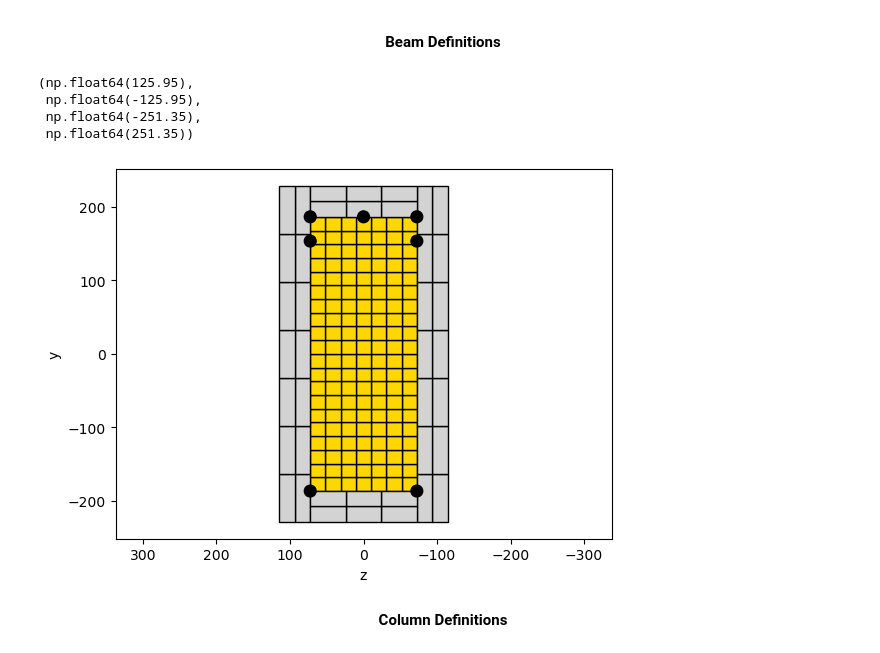
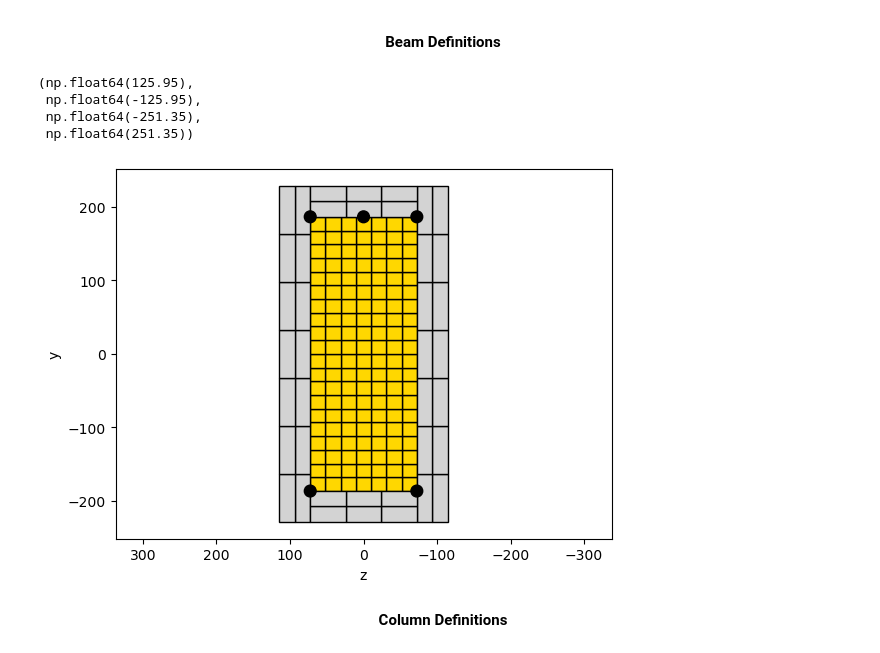
Before and after one commit to Suman-Regmi/BeamColumnWorks, a Jupyter notebook: bc_model_beams_columns_elastified.ipynb, the cells around one changed output. Saved outputs shown, nothing was run; the diff lists cells and outputs as text; code cells hidden in the pictures.

```diff
--- a/bc_model_beams_columns_elastified.ipynb
+++ b/bc_model_beams_columns_elastified.ipynb
@@ -184,7 +184,7 @@ beamSectionAtPlasticHinges = [['section', 'Fiber', secTagBeamAtPlasticHinges, '-
              ['patch', 'rect', 2, nFibCover, nFibZCoverTopBottom, -y1col, c-z1col, c-y1col, z1col-c],
              ['patch', 'rect', 2, nFibCover, nFibZCoverTopBottom, y1col-c, c-z1col, y1col, z1col-c],
              ['layer', 'straight', 4, 3, As9, y1col-c, z1col-c, y1col-c, c-z1col],
-             ['layer', 'straight', 4, 2, As9, y2col, z1col-c, y2col, c-z1col],
+            #  ['layer', 'straight', 4, 2, As9, y2col, z1col-c, y2col, c-z1col],
              ['layer', 'straight', 4, 2, As9, c-y1col, z1col-c, c-y1col, c-z1col]]
 
 
@@ -194,36 +194,37 @@ nFibZCoverTopBottom = 3
 nFibZCoverLeftRight = 2
 nFibZCore = 5
 nFib = 5
 nFibCover, nFibCore = 2, 4
 
 beamSection = [['section', 'Fiber', secTagBeam, '-GJ', 1.0e6],
              ['patch', 'rect', 2, nFibCore, nFibZCore, c-y1col, c-z1col, y1col-c, z1col-c],
              ['patch', 'rect', 2, nFib, nFibZCoverLeftRight, -y1col, -z1col, y1col, c-z1col],
              ['patch', 'rect', 2, nFib, nFibZCoverLeftRight, -y1col, z1col-c, y1col, z1col],
              ['patch', 'rect', 2, nFibCover, nFibZCoverTopBottom, -y1col, c-z1col, c-y1col, z1col-c],
              ['patch', 'rect', 2, nFibCover, nFibZCoverTopBottom, y1col-c, c-z1col, y1col, z1col-c],
              ['layer', 'straight', 4, 3, As9, y1col-c, z1col-c, y1col-c, c-z1col],
-             ['layer', 'straight', 4, 2, As9, y2col, z1col-c, y2col, c-z1col],
-             ['layer', 'straight', 4, 2, As9, c-y1col, z1col-c, c-y1col, c-z1col]]
+            #  ['layer', 'straight', 4, 2, As9, y2col, z1col-c, y2col, c-z1col],
+             ['layer', 'straight', 4, 2, As9, c-y1col, z1col-c, c-y1col, c-z1col]
+             ]
 
 
 opsvis.fib_sec_list_to_cmds(beamSection)
 
 matcolor = ['r', 'lightgrey', 'gold', 'w', 'w', 'w']
 opsvis.plot_fiber_section(beamSectionAtPlasticHinges, matcolor=matcolor)
 plt.axis('equal')
 
 
 # matcolor = ['r', 'lightgrey', 'gold', 'w', 'w', 'w']
 # opsvis.plot_fiber_section(beamSection, matcolor=matcolor)
 # plt.axis('equal')
 # plt.show()
 # %% [output]
 (np.float64(125.95),
  np.float64(-125.95),
  np.float64(-251.35),
  np.float64(251.35))
-[figure, old version]
+[figure, new version]
 # %% [markdown]
 <center><b>Column Definitions</b></center>
 # %%
```
Also changed, not shown: parts of 11 cells of this notebook, 4 other files.
